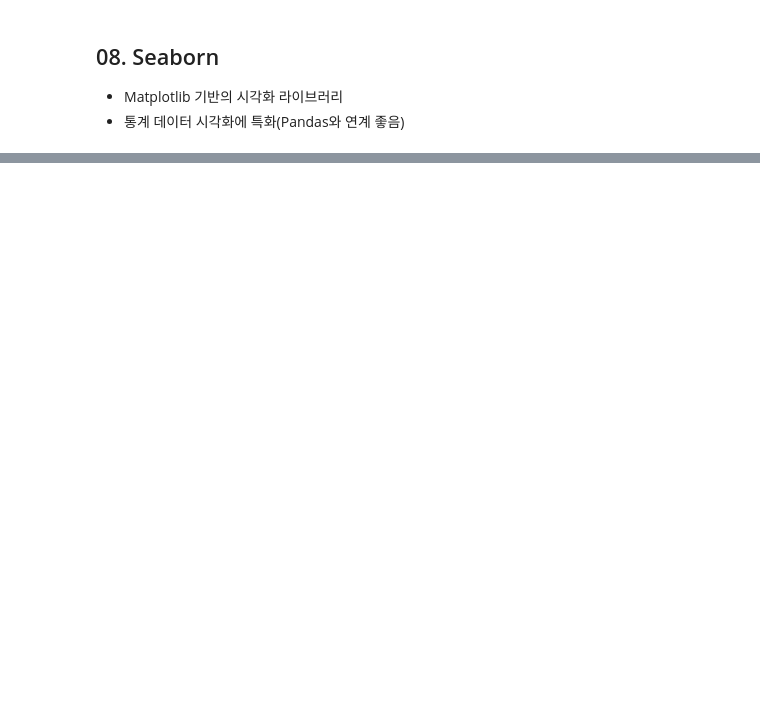
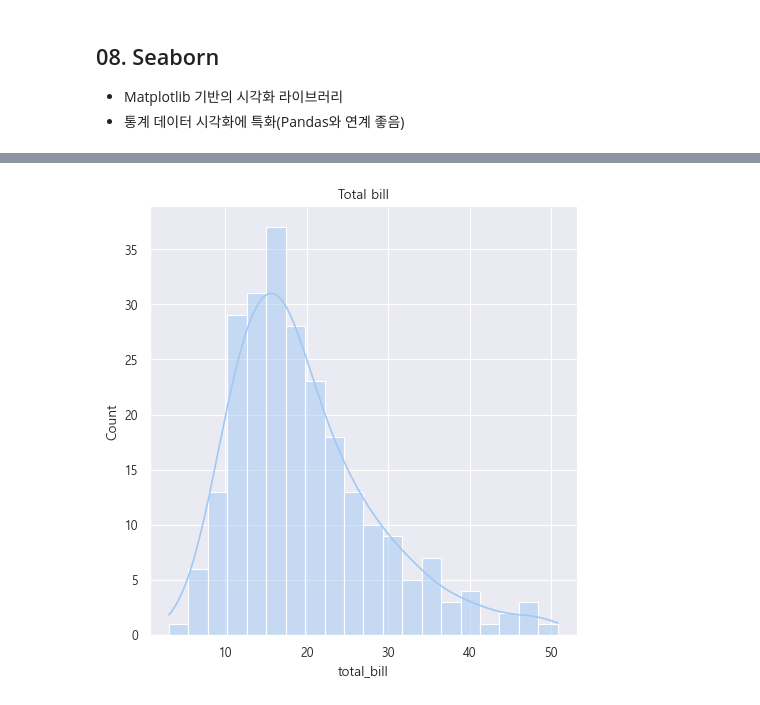
Before and after one commit to taehun96/python-library, a Jupyter notebook: notes/08_Seaborn.ipynb, the cells around one changed output, grey strips where cells are left out. Drawn from its saved outputs; the diff is of its cells as text; code cells hidden in the pictures; blank space fills up the shorter version.

```diff
--- a/notes/08_Seaborn.ipynb
+++ b/notes/08_Seaborn.ipynb
@@ -30,6 +73,7 @@ for f in fm.fontManager.ttflist:
 # 방법1
 sns.set_style("darkgrid")
 sns.set_context("paper")
+sns.set_palette("pastel6") # 기본 팔레트 세팅 지정
 
 # 한글 깨짐 방지
 # Windows에서 한글 폰트 설정
@@ -56,0 +111,11 @@ plt.show()
+# %%
+# 수치형 데이터 시각화
+# displot()
+# 히스토그램 + 커널 밀도(kde)
+# 커널 밀도 추정(KDE, Kernel Density Estimation): 데이터의 확률 밀도 함수를 부드러운 곡선으로 추정하는 방법
+# kde=True로 하면 kde 그래프를 그려줌
+sns.displot(data=tips, x="total_bill", kde=True, bins=20)
+plt.title("Total bill")
+plt.show()
+# %% [output]
+[figure, added]
```
Also changed, not shown: parts of 8 cells of this notebook, 2 other files.
